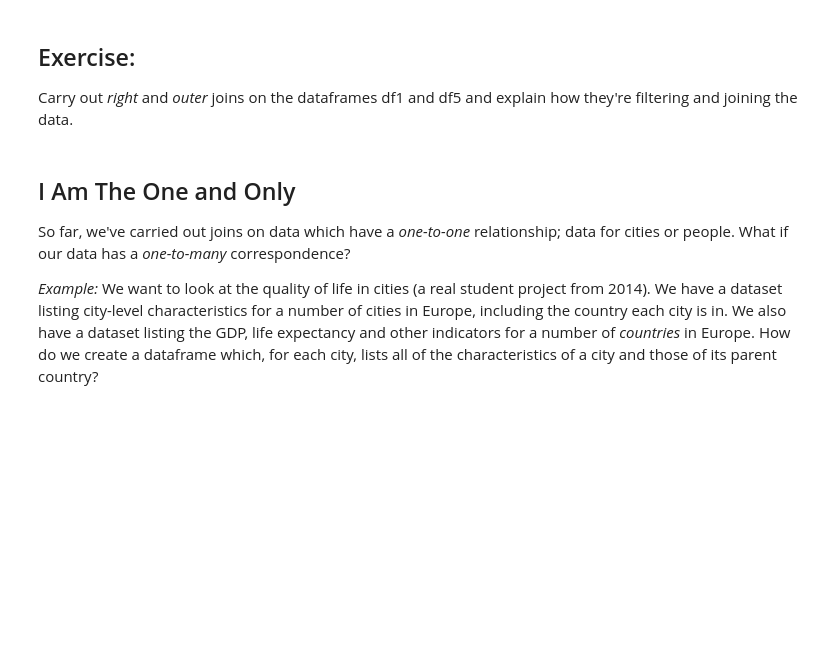
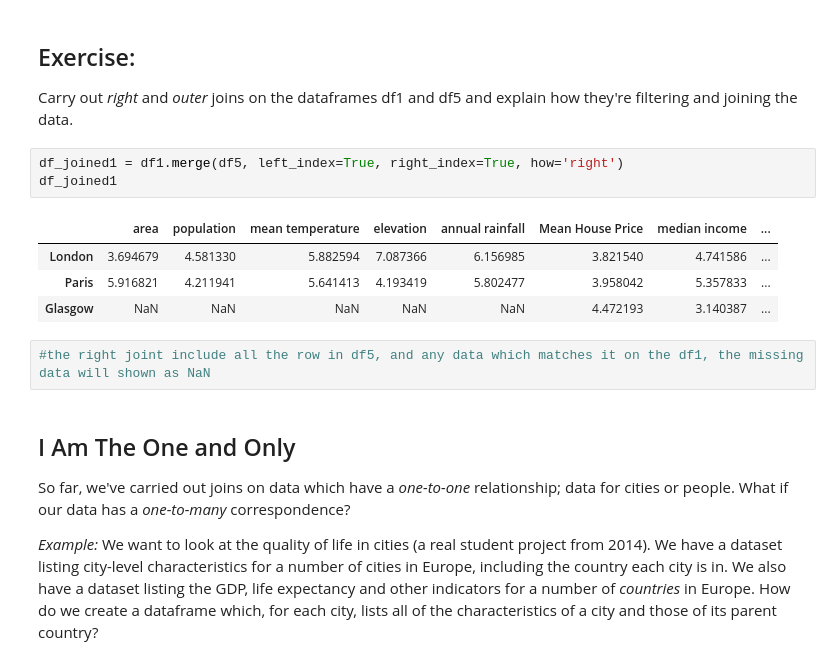
Before and after one commit to bofeng2268/QM-2, a Jupyter notebook: notebooks/W06. Merging and Joining.ipynb, the cells around one changed output. Cells and saved outputs as stored; diff of their text form; blank space fills up the shorter version.

```diff
--- a/notebooks/W06. Merging and Joining.ipynb
+++ b/notebooks/W06. Merging and Joining.ipynb
@@ -358,6 +358,16 @@ As we see, the missing data appears as **NaN** - Not a Number.
 ## Exercise:
 
 Carry out *right* and *outer* joins on the dataframes df1 and df5 and explain how they're filtering and joining the data.
+# %%
+df_joined1 = df1.merge(df5, left_index=True, right_index=True, how='right')
+df_joined1
+# %% [output]
+|  | area | population | mean temperature | elevation | annual rainfall | Mean House Price | median income | ... |
+| London | 3.694679 | 4.581330 | 5.882594 | 7.087366 | 6.156985 | 3.821540 | 4.741586 | ... |
+| Paris | 5.916821 | 4.211941 | 5.641413 | 4.193419 | 5.802477 | 3.958042 | 5.357833 | ... |
+| Glasgow | NaN | NaN | NaN | NaN | NaN | 4.472193 | 3.140387 | ... |
+# %%
+#the right joint include all the row in df5, and any data which matches it on the df1, the missing data will shown as NaN
 # %% [markdown]
 ## I Am The One and Only
 
```
Also changed, not shown: parts of 17 cells of this notebook.
